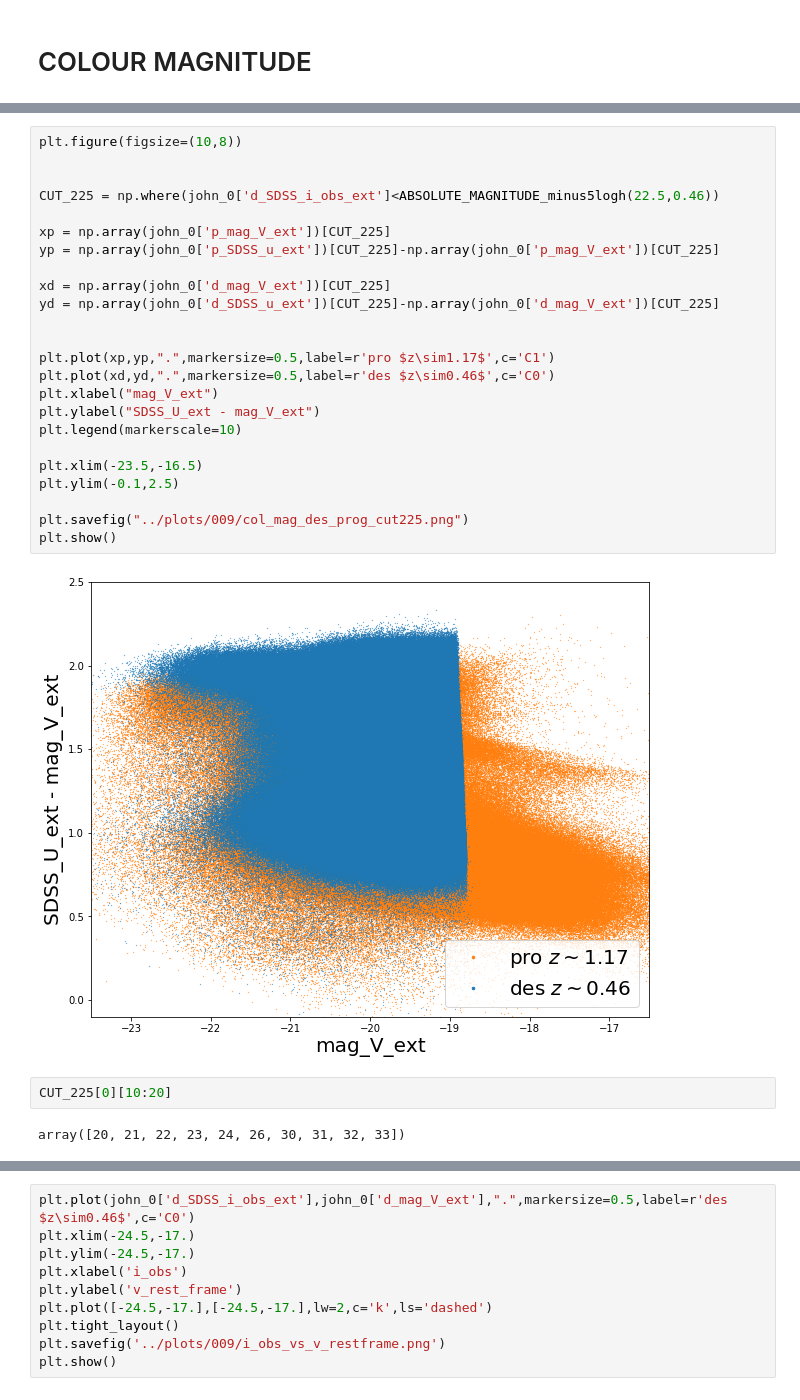
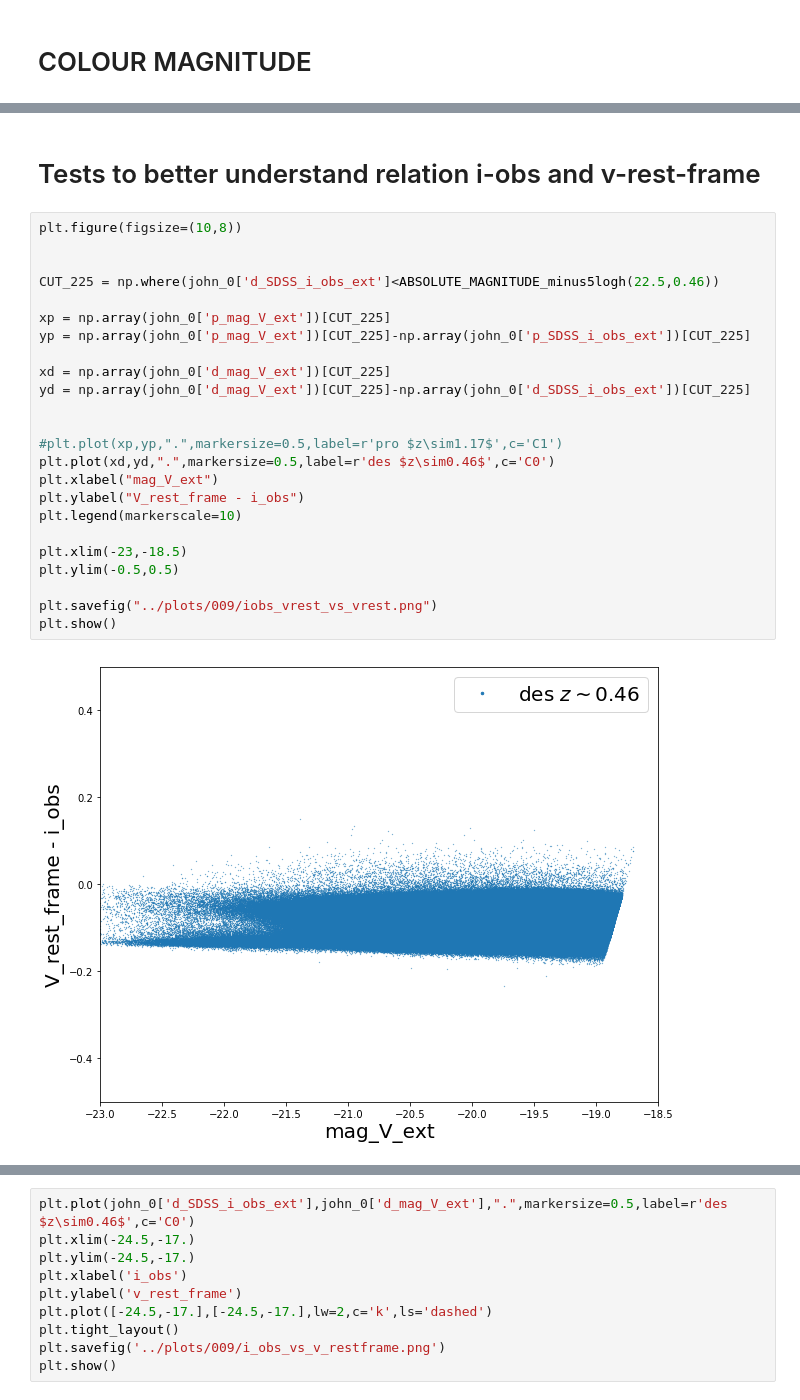
Before and after one commit to GiorgioManzoni/VIPERS_GALFORM, a Jupyter notebook: 009_John_Helly_edge.ipynb, the cells around one changed output, grey strips where cells are left out. Cells and saved outputs as stored; diff of their text form.

```diff
--- a/009_John_Helly_edge.ipynb
+++ b/009_John_Helly_edge.ipynb
@@ -163,30 +194,28 @@ print (ABSOLUTE_MAGNITUDE_minus5logh(22.5,0.46))
+# %% [markdown]
+# Tests to better understand relation i-obs and v-rest-frame
 # %%
 plt.figure(figsize=(10,8))
 
 
 CUT_225 = np.where(john_0['d_SDSS_i_obs_ext']<ABSOLUTE_MAGNITUDE_minus5logh(22.5,0.46))
 
 xp = np.array(john_0['p_mag_V_ext'])[CUT_225]
-yp = np.array(john_0['p_SDSS_u_ext'])[CUT_225]-np.array(john_0['p_mag_V_ext'])[CUT_225]
+yp = np.array(john_0['p_mag_V_ext'])[CUT_225]-np.array(john_0['p_SDSS_i_obs_ext'])[CUT_225]
 
 xd = np.array(john_0['d_mag_V_ext'])[CUT_225]
-yd = np.array(john_0['d_SDSS_u_ext'])[CUT_225]-np.array(john_0['d_mag_V_ext'])[CUT_225]
+yd = np.array(john_0['d_mag_V_ext'])[CUT_225]-np.array(john_0['d_SDSS_i_obs_ext'])[CUT_225]
 
 
-plt.plot(xp,yp,".",markersize=0.5,label=r'pro $z\sim1.17$',c='C1')
+#plt.plot(xp,yp,".",markersize=0.5,label=r'pro $z\sim1.17$',c='C1')
 plt.plot(xd,yd,".",markersize=0.5,label=r'des $z\sim0.46$',c='C0')
 plt.xlabel("mag_V_ext")
-plt.ylabel("SDSS_U_ext - mag_V_ext")
+plt.ylabel("V_rest_frame - i_obs")
 plt.legend(markerscale=10)
 
-plt.xlim(-23.5,-16.5)
-plt.ylim(-0.1,2.5)
+plt.xlim(-23,-18.5)
+plt.ylim(-0.5,0.5)
 
-plt.savefig("../plots/009/col_mag_des_prog_cut225.png")
+plt.savefig("../plots/009/iobs_vrest_vs_vrest.png")
 plt.show()
 # %% [output]
-[figure, old version]
+[figure, new version]
-# %%
-CUT_225[0][10:20]
-# %% [output]
-array([20, 21, 22, 23, 24, 26, 30, 31, 32, 33])
```
Also changed, not shown: parts of 12 cells of this notebook.
